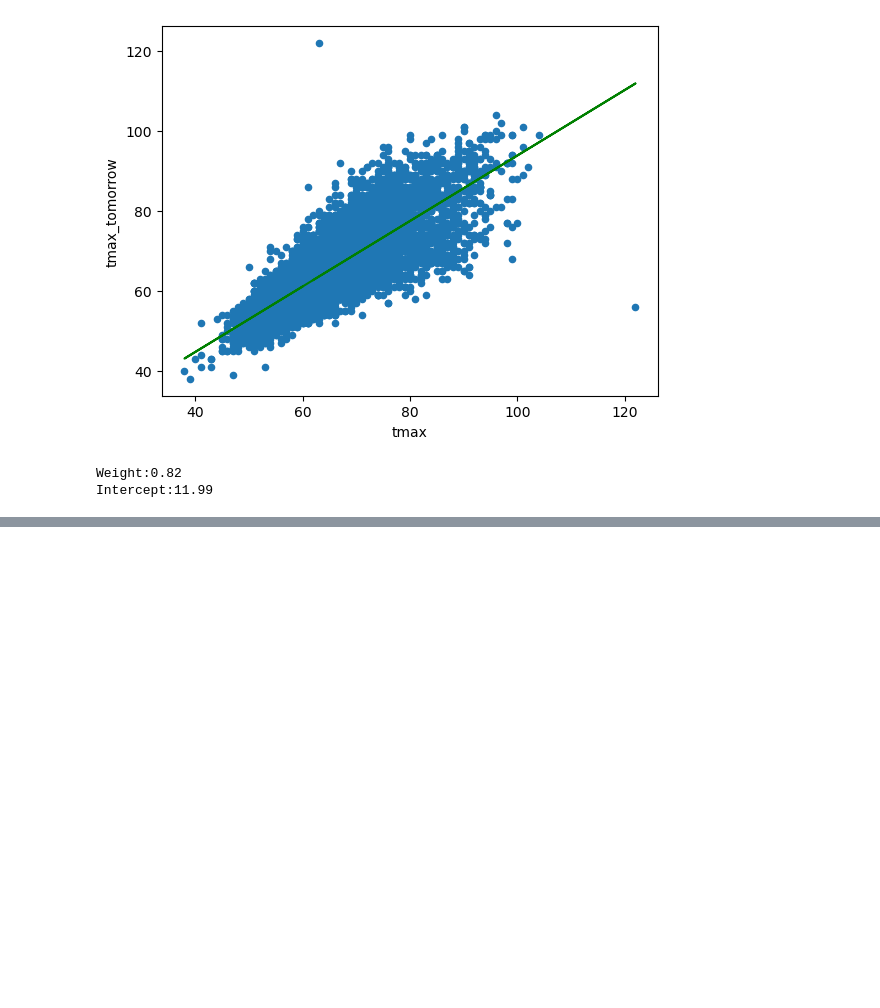
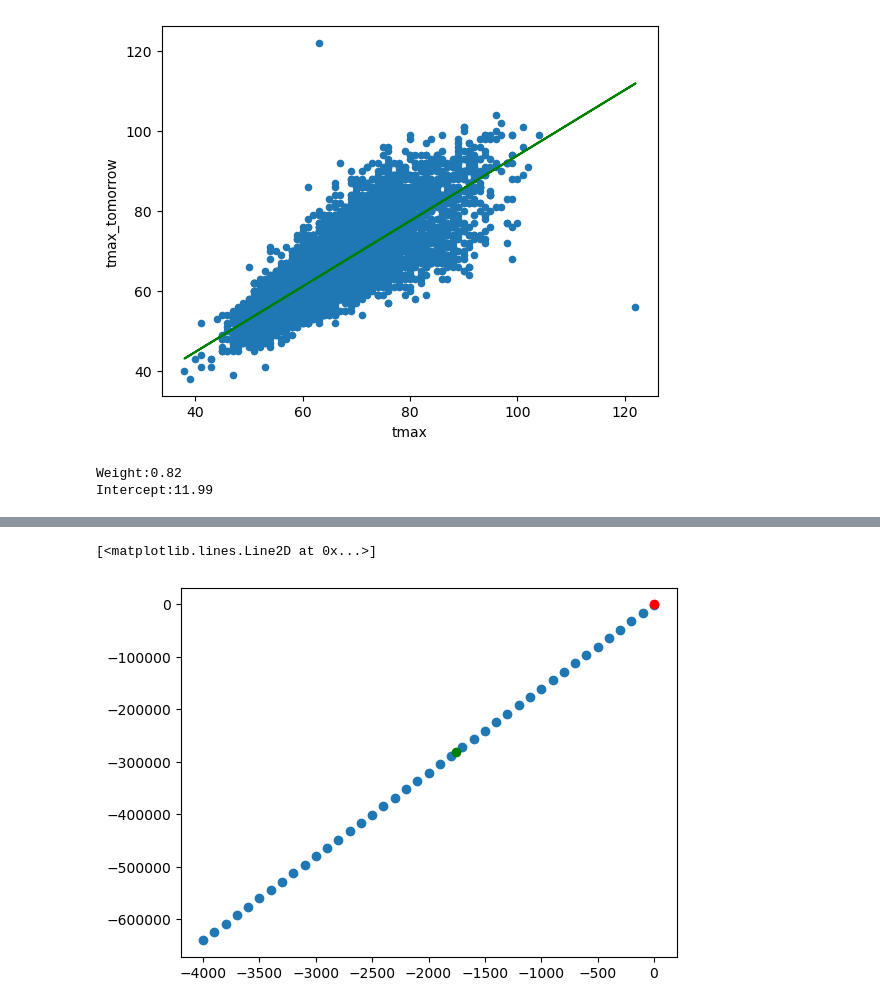
Before and after one commit to AvirukthGT/MachineLearingAlgosFromScratch, a Jupyter notebook: GradientDescent.ipynb, the cells around one changed output, grey strips where cells are left out. Cells and saved outputs as stored; diff of their text form; code cells hidden in the pictures; blank space fills up the shorter version.

```diff
--- a/GradientDescent.ipynb
+++ b/GradientDescent.ipynb
@@ -47,0 +84,12 @@ Intercept:11.99
+# %%
+# Calculate gradient values for several weights
+gradients = gradient(ws, y)
+
+# Plot the weight and gradients
+plt.scatter(ws, gradients)
+plt.plot(1, gradient(1, y), 'ro')
+# New weight
+plt.plot(new_weight, gradient(new_weight, y), 'go')
+# %% [output]
+[<matplotlib.lines.Line2D at 0x...>]
+[figure, added]
```
Also changed, not shown: parts of 7 cells of this notebook.
